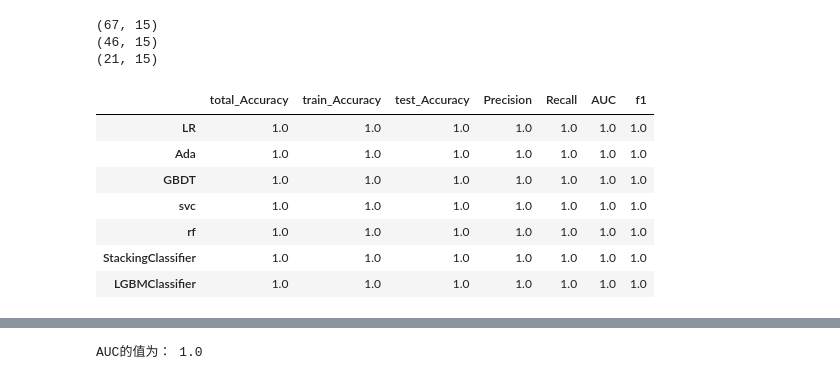
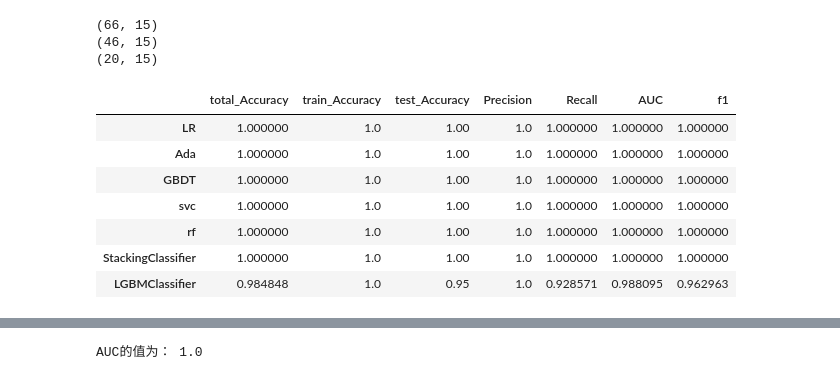
Before and after one commit to Fly-Pluche/2022-mathematical-modeling-C, a Jupyter notebook: solver/3.ipynb, the cells around one changed output, grey strips where cells are left out. Drawn from its saved outputs; the diff is of its cells as text; code cells hidden in the pictures.

```diff
--- a/solver/3.ipynb
+++ b/solver/3.ipynb
@@ -61,5 +61,5 @@ data.describe()
 # %%
-x=data.loc[:, '表面风化':'二氧化硫(SO2)']
+x=data.loc[:, '二氧化硅(SiO2)':'量化风化']
 print(x.shape)
 print(x)
 # %% [output]
@@ -115,13 +115,13 @@ print(x.shape)
 print(x_train.shape)
 print(x_test.shape)
 # %% [output]
-(67, 15)
+(66, 15)
 (46, 15)
-(21, 15)
+(20, 15)
 # %%
 # init model
 
-LR = LogisticRegression(C=0.1, class_weight=None, dual=False, fit_intercept=True,
+LR = LogisticRegression(C=0.2, class_weight=None, dual=False, fit_intercept=True,
                    intercept_scaling=1, l1_ratio=None, max_iter=100,
                    multi_class='auto', n_jobs=None, penalty='l2',
                    random_state=None, solver='newton-cg', tol=0.0001, verbose=0,
@@ -163,7 +163,7 @@ sclf = StackingCVClassifier(classifiers=[Ada, GBDT, LR,rf],
 
 # lightGBM适合较大数据集的样本
 # 而对于较小的数据集(<10000条记录)，lightGBM可能不是最佳选择。所以，如果进行调优lightgbm参数，这可能没有帮助。
-lgb = LGBMClassifier(learning_rate=0.2,
+lgb = LGBMClassifier(learning_rate=0.6,
                      n_estimators=20,
                      objective='binary',
                      boosting_type='gbdt',
@@ -185,38 +185,38 @@ for clf, label in zip(
     y_predict = clf.predict(x_test)
 
     tem_1 = [
         metrics.accuracy_score(y, clf.predict(x)),
         metrics.accuracy_score(y_train, clf.predict(x_train)),
         metrics.accuracy_score(y_test, y_predict),
         precision_score(y_test, y_predict),
         recall_score(y_test, y_predict),
         metrics.roc_auc_score(y_test,clf.predict_proba(x_test)[:, 1]),
         metrics.f1_score(y_test, y_predict),
     ]
     metric_xlsx[label] = tem_1
     # tem = metrics.accuracy_score(y, clf.predict(x))
     weight.append(tem_1[0])
 
 data2 = pd.DataFrame(data=metric_xlsx,
                      index=[
                         'total_Accuracy',
                         'train_Accuracy',
                         'test_Accuracy',
                         'Precision',
                         'Recall',
                         'AUC',
                         'f1'
                      ]).T
 
 data2.to_excel('./excel/result/3/model_metric.xlsx')
 data2
 # %% [output]
 |  | total_Accuracy | train_Accuracy | test_Accuracy | Precision | Recall | AUC | f1 |
-| LR | 1.0 | 1.0 | 1.0 | 1.0 | 1.0 | 1.0 | 1.0 |
-| Ada | 1.0 | 1.0 | 1.0 | 1.0 | 1.0 | 1.0 | 1.0 |
-| GBDT | 1.0 | 1.0 | 1.0 | 1.0 | 1.0 | 1.0 | 1.0 |
-| svc | 1.0 | 1.0 | 1.0 | 1.0 | 1.0 | 1.0 | 1.0 |
-| rf | 1.0 | 1.0 | 1.0 | 1.0 | 1.0 | 1.0 | 1.0 |
-| StackingClassifier | 1.0 | 1.0 | 1.0 | 1.0 | 1.0 | 1.0 | 1.0 |
-| LGBMClassifier | 1.0 | 1.0 | 1.0 | 1.0 | 1.0 | 1.0 | 1.0 |
+| LR | 1.000000 | 1.0 | 1.00 | 1.0 | 1.000000 | 1.000000 | 1.000000 |
+| Ada | 1.000000 | 1.0 | 1.00 | 1.0 | 1.000000 | 1.000000 | 1.000000 |
+| GBDT | 1.000000 | 1.0 | 1.00 | 1.0 | 1.000000 | 1.000000 | 1.000000 |
+| svc | 1.000000 | 1.0 | 1.00 | 1.0 | 1.000000 | 1.000000 | 1.000000 |
+| rf | 1.000000 | 1.0 | 1.00 | 1.0 | 1.000000 | 1.000000 | 1.000000 |
+| StackingClassifier | 1.000000 | 1.0 | 1.00 | 1.0 | 1.000000 | 1.000000 | 1.000000 |
+| LGBMClassifier | 0.984848 | 1.0 | 0.95 | 1.0 | 0.928571 | 0.988095 | 0.962963 |
 # %%
```
Also changed, not shown: parts of 8 cells of this notebook, 29 other files.
